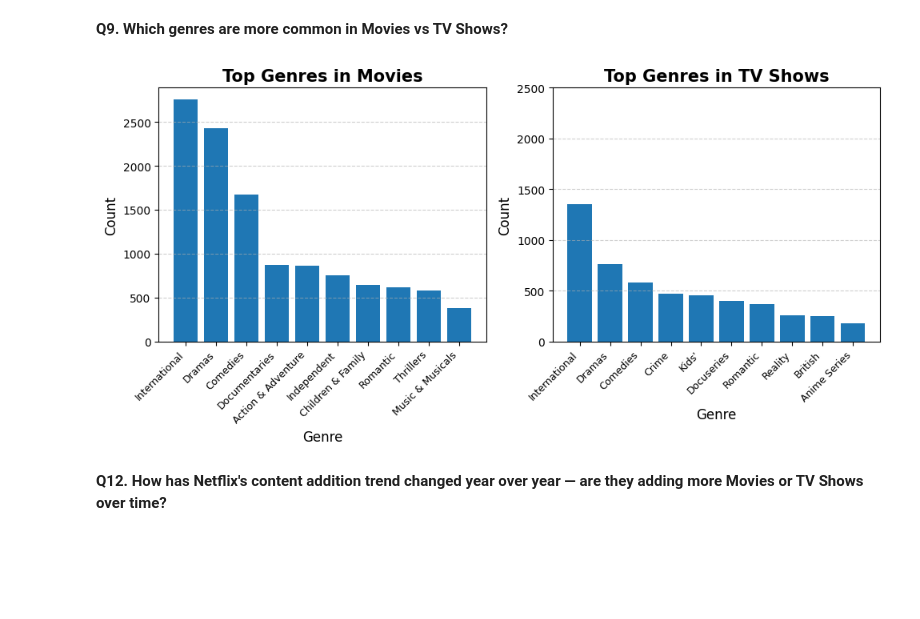
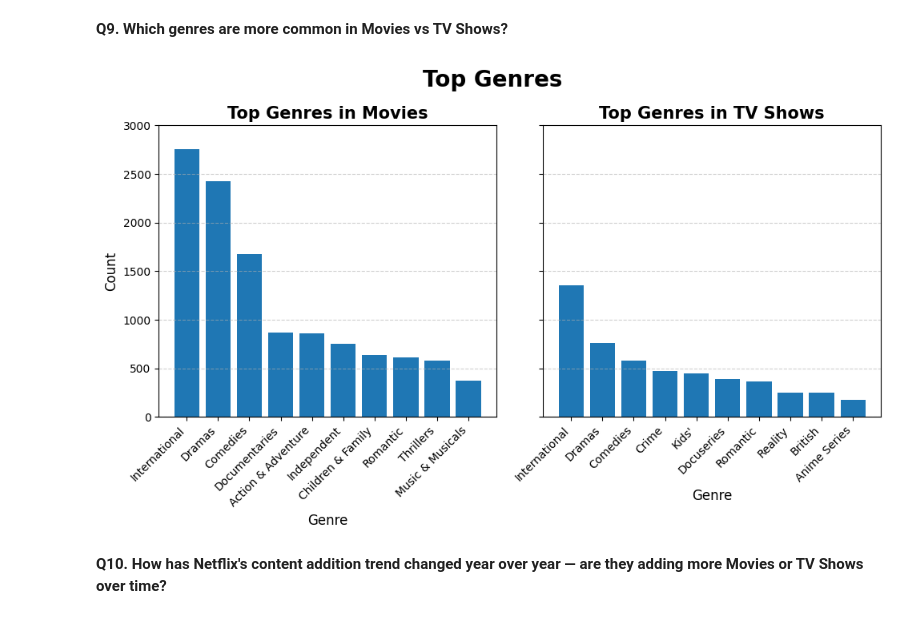
Before and after one commit to Abhaypanchal5/Data-Analytics-Portfolio, a Jupyter notebook: 04_End-To-End-Project/Netflix Analysis/NoteBook/notebook.ipynb, the cells around one changed output. Saved outputs shown, nothing was run; the diff lists cells and outputs as text; code cells hidden in the pictures; blank space fills up the shorter version.

```diff
--- a/04_End-To-End-Project/Netflix Analysis/NoteBook/notebook.ipynb
+++ b/04_End-To-End-Project/Netflix Analysis/NoteBook/notebook.ipynb
@@ -603,39 +603,39 @@ genre_pivot = genre_pivot.reindex(columns=['Movie', 'TV Show'], fill_value=0)
 
 # Get top genres separately
 top_movie = genre_pivot.sort_values(by='Movie', ascending=False).head(10)
 top_tv = genre_pivot.sort_values(by='TV Show', ascending=False).head(10)
 
 # Create subplots
-fig, ax = plt.subplots(1, 2, figsize=(10,5))
+fig, ax = plt.subplots(1, 2, figsize=(10,6))
 
 # Movie plot
 ax[0].bar(top_movie.index, top_movie['Movie'])
 ax[0].set_title("Top Genres in Movies", fontsize=15, weight='bold')
 ax[0].set_xlabel("Genre", fontsize=12)
 ax[0].set_ylabel("Count", fontsize=12)
 
 ax[0].set_xticks(range(len(top_movie.index)))
-ax[0].set_xticklabels(top_movie.index, rotation=45, ha='right', fontsize=9)
+ax[0].set_xticklabels(top_movie.index, rotation=45, ha='right', fontsize=10)
+ax[0].set_ylim(0,3000)
 ax[0].yaxis.grid(True,alpha=0.6,linestyle='--')
 
 
 
 # TV Show plot
 ax[1].bar(top_tv.index, top_tv['TV Show'])
 ax[1].set_title("Top Genres in TV Shows", fontsize=15, weight='bold')
 ax[1].set_xlabel("Genre", fontsize=12)
-ax[1].set_ylabel("Count", fontsize=12)
 
 ax[1].set_xticks(range(len(top_tv.index)))
-ax[1].set_xticklabels(top_tv.index, rotation=45, ha='right', fontsize=9)
+ax[1].set_xticklabels(top_tv.index, rotation=45, ha='right', fontsize=10)
 ax[1].set_yticklabels([])
-ax[1].set_ylim(0, 2500)
-ax[1].set_ylim(0,2500)
+ax[1].set_ylim(0,3000)
 ax[1].yaxis.grid(True,alpha=0.6,linestyle='--')
 
+plt.suptitle('Top Genres',fontsize=20,weight='bold')
 plt.tight_layout()
 plt.show()
 # %% [output]
-[figure, old version]
+[figure, new version]
 # %% [markdown]
-**Q12. How has Netflix's content addition trend changed year over year — are they adding more Movies or TV Shows over time?**
+**Q10. How has Netflix's content addition trend changed year over year — are they adding more Movies or TV Shows over time?**
```
Also changed, not shown: parts of 1 cell of this notebook.
